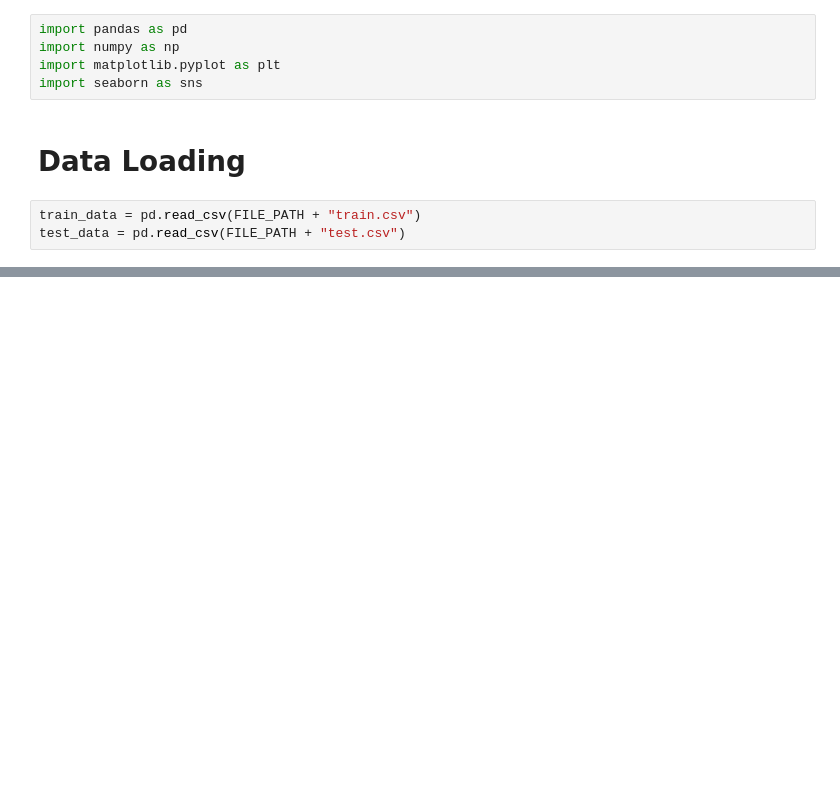
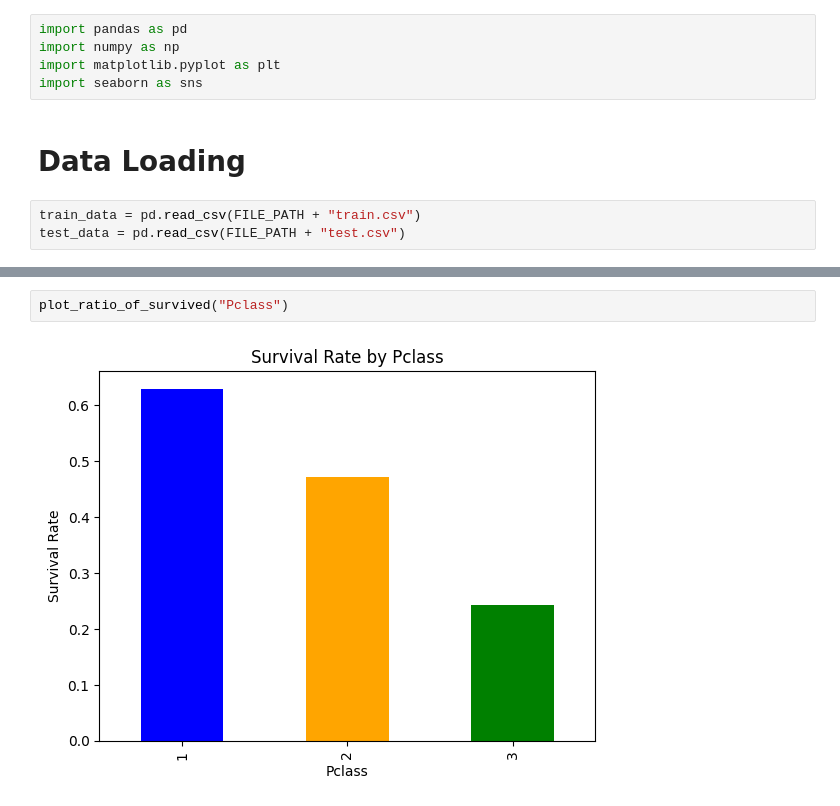
Before and after one commit to segnig/Kaggle-Competitions, a Jupyter notebook: titanic/titanic.ipynb, the cells around one changed output, grey strips where cells are left out. Cells and saved outputs as stored; diff of their text form; blank space fills up the shorter version.

```diff
--- a/titanic/titanic.ipynb
+++ b/titanic/titanic.ipynb
@@ -44,0 +44,4 @@ plt.show()
+# %%
+plot_ratio_of_survived("Pclass")
+# %% [output]
+[figure, added]
```
Also changed, not shown: parts of 4 cells of this notebook.
